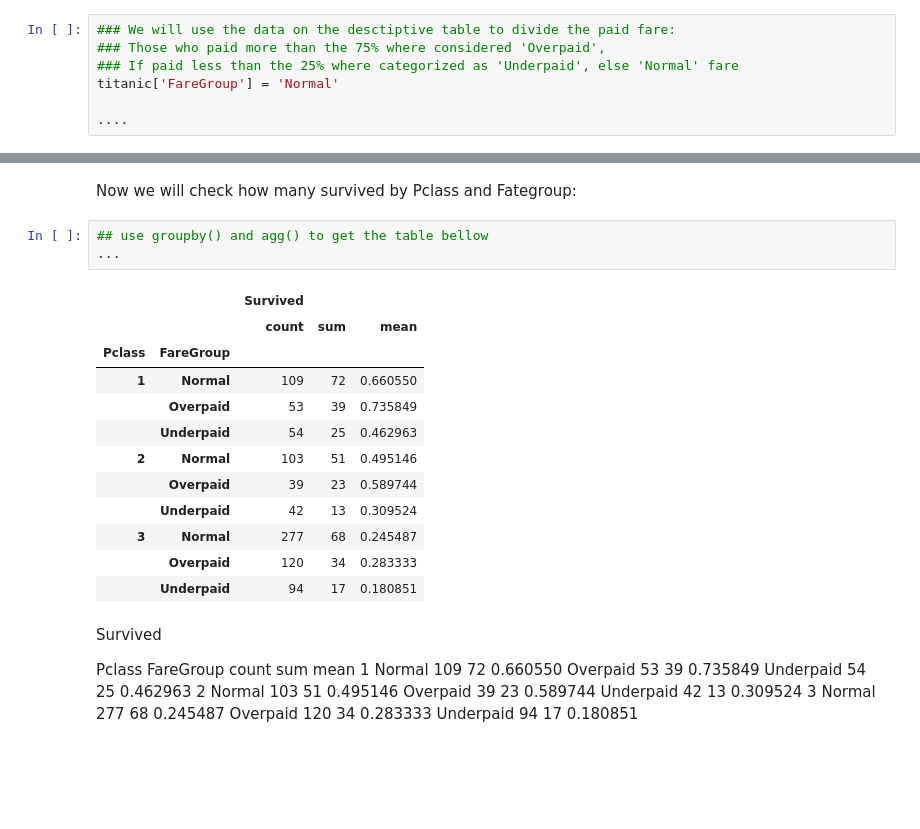
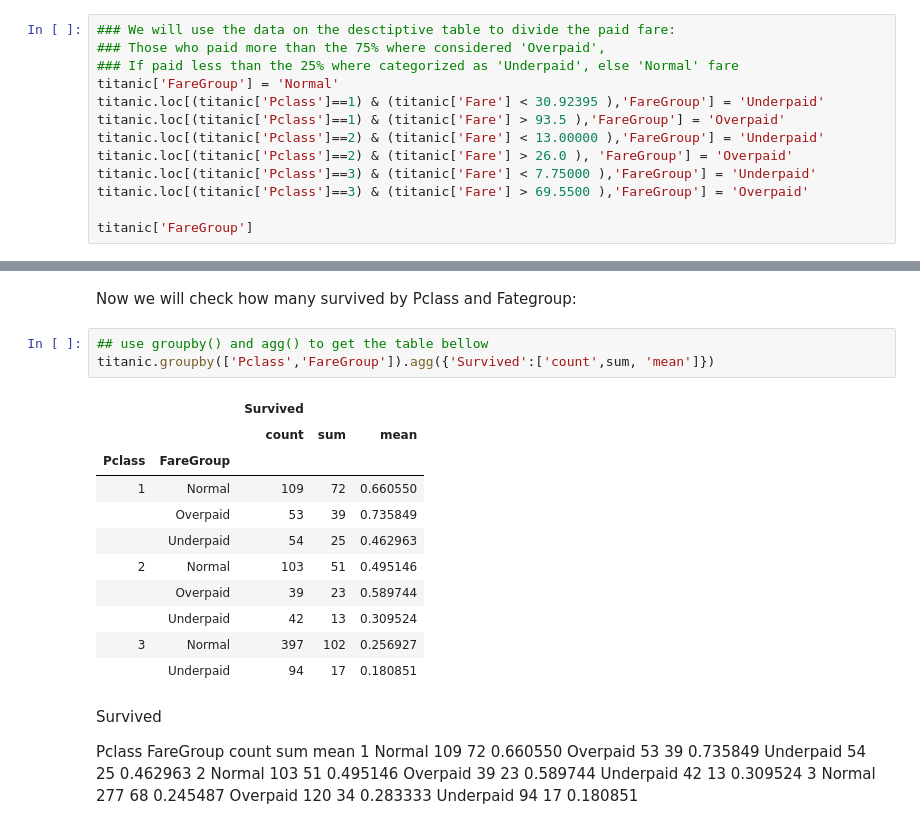
Before and after one commit to ilyalevner/DataScience, a Jupyter notebook: python/Python Intro 4 - Titanic-Copy1.ipynb, the cells around one changed output, grey strips where cells are left out. Cells and saved outputs as stored; diff of their text form; blank space fills up the shorter version.

```diff
--- a/python/Python Intro 4 - Titanic-Copy1.ipynb
+++ b/python/Python Intro 4 - Titanic-Copy1.ipynb
@@ -377,5 +361,11 @@ byPclass['Fare'].describe()
 ### Those who paid more than the 75% where considered 'Overpaid',
 ### If paid less than the 25% where categorized as 'Underpaid', else 'Normal' fare
 titanic['FareGroup'] = 'Normal'
+titanic.loc[(titanic['Pclass']==1) & (titanic['Fare'] < 30.92395 ),'FareGroup'] = 'Underpaid'
+titanic.loc[(titanic['Pclass']==1) & (titanic['Fare'] > 93.5 ),'FareGroup'] = 'Overpaid'
+titanic.loc[(titanic['Pclass']==2) & (titanic['Fare'] < 13.00000 ),'FareGroup'] = 'Underpaid'
+titanic.loc[(titanic['Pclass']==2) & (titanic['Fare'] > 26.0 ), 'FareGroup'] = 'Overpaid'
+titanic.loc[(titanic['Pclass']==3) & (titanic['Fare'] < 7.75000 ),'FareGroup'] = 'Underpaid'
+titanic.loc[(titanic['Pclass']==3) & (titanic['Fare'] > 69.5500 ),'FareGroup'] = 'Overpaid'
 
-....
+titanic['FareGroup']
@@ -383,19 +386,18 @@ titanic['FareGroup'] = 'Normal'
 Now we will check how many survived by Pclass and Fategroup:
 # %%
 ## use groupby() and agg() to get the table bellow
-...
+titanic.groupby(['Pclass','FareGroup']).agg({'Survived':['count',sum, 'mean']})
 # %% [output]
 |  |  | Survived |  |  |
 |  |  | count | sum | mean |
 | Pclass | FareGroup |  |  |  |
 | 1 | Normal | 109 | 72 | 0.660550 |
 |  | Overpaid | 53 | 39 | 0.735849 |
 |  | Underpaid | 54 | 25 | 0.462963 |
 | 2 | Normal | 103 | 51 | 0.495146 |
 |  | Overpaid | 39 | 23 | 0.589744 |
 |  | Underpaid | 42 | 13 | 0.309524 |
-| 3 | Normal | 277 | 68 | 0.245487 |
-|  | Overpaid | 120 | 34 | 0.283333 |
+| 3 | Normal | 397 | 102 | 0.256927 |
 |  | Underpaid | 94 | 17 | 0.180851 |
 # %% [markdown]
 Survived
```
Also changed, not shown: parts of 3 cells of this notebook.
